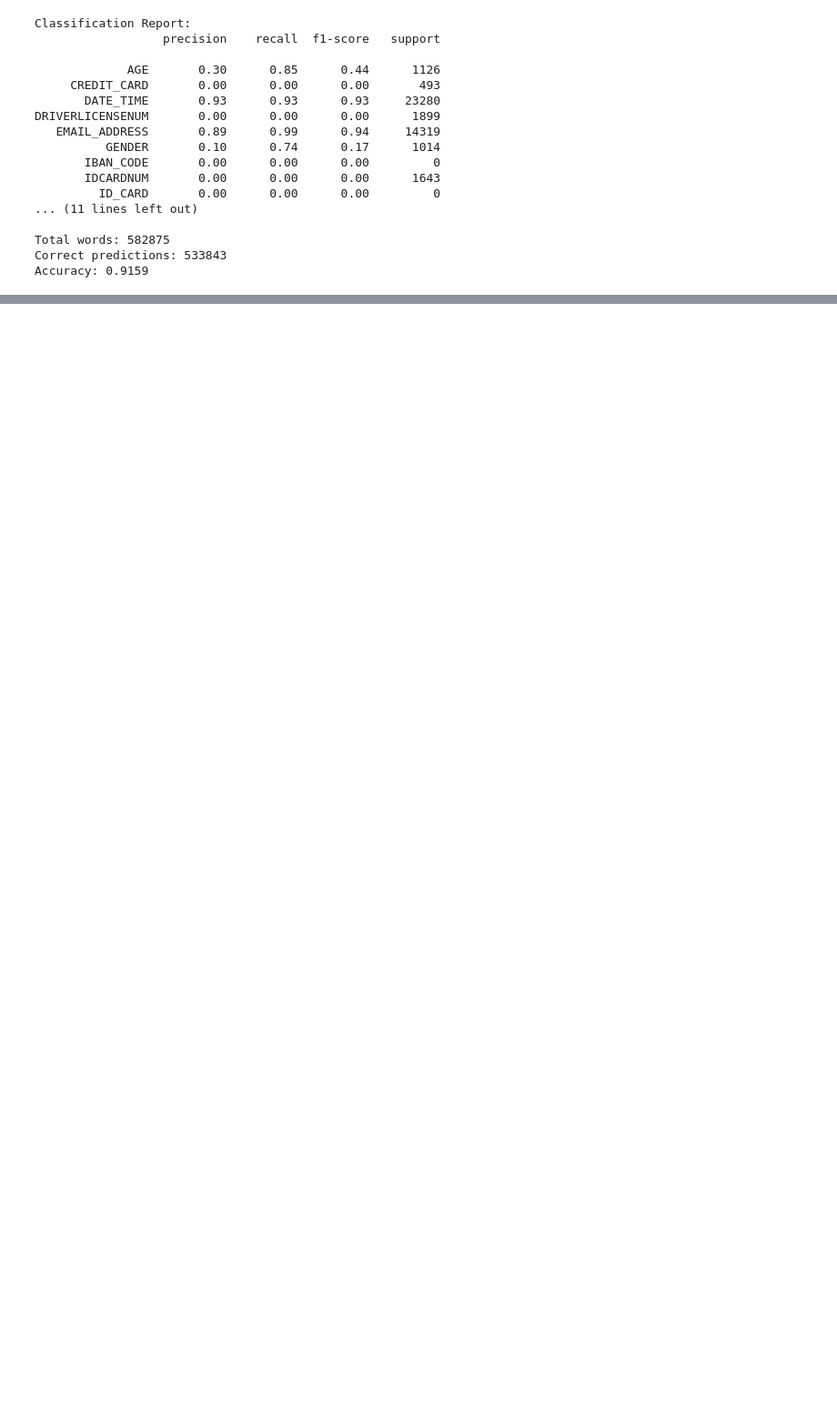
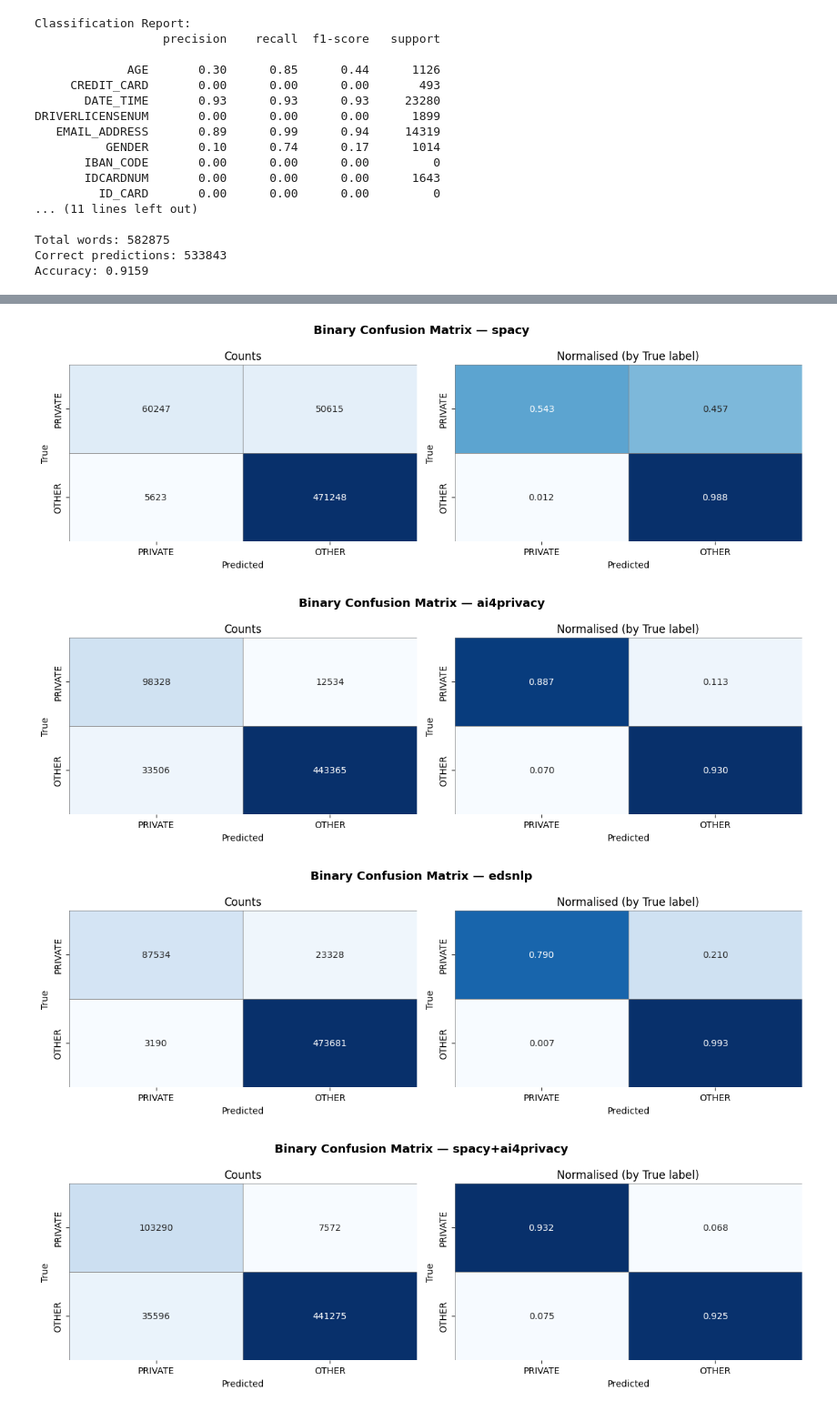
Before and after one commit to bayesimpact/privacy-service, a Jupyter notebook: benchmark/explore_benchmark_results.ipynb, the cells around one changed output, grey strips where cells are left out. Shown at 91% size. Cells and saved outputs as stored; diff of their text form; code cells hidden in the pictures; blank space fills up the shorter version.

```diff
--- a/benchmark/explore_benchmark_results.ipynb
+++ b/benchmark/explore_benchmark_results.ipynb
@@ -447,0 +588,57 @@ Accuracy: 0.9159
+# %%
+def plot_binary_confusion_matrix(csv_path, config_name, target_entities):
+    """
+    Load a word-level CSV and plot a 2x2 confusion matrix
+    for the binary PRIVATE vs OTHER classification.
+    """
+    target_set = set(target_entities)
+
+    df = pd.read_csv(csv_path)
+
+    def collapse(label):
+        return "PRIVATE" if label in target_set else "OTHER"
+
+    gt_bin  = df["gt_label"].map(collapse)
+    det_bin = df["det_label"].map(collapse)
+
+    labels = ["PRIVATE", "OTHER"]
+    cm = confusion_matrix(gt_bin, det_bin, labels=labels)
+    cm_normalized = cm.astype("float") / cm.sum(axis=1)[:, np.newaxis]
+    cm_normalized = np.nan_to_num(cm_normalized)
+
+    fig, axes = plt.subplots(1, 2, figsize=(12, 4))
+    fig.suptitle(f"Binary Confusion Matrix — {config_name}", fontsize=13, fontweight="bold")
+
+    # Raw counts
+    sns.heatmap(
+        cm, annot=True, fmt="d", cmap="Blues",
+        xticklabels=labels, yticklabels=labels,
+        ax=axes[0], cbar=False,
+        linewidths=0.5, linecolor="grey"
+    )
+    axes[0].set_xlabel("Predicted")
+    axes[0].set_ylabel("True")
+    axes[0].set_title("Counts")
+
+    # Normalised
+    sns.heatmap(
+        cm_normalized, annot=True, fmt=".3f", cmap="Blues",
+        xticklabels=labels, yticklabels=labels,
+        ax=axes[1], cbar=False,
+        linewidths=0.5, linecolor="grey"
+    )
+    axes[1].set_xlabel("Predicted")
+    axes[1].set_ylabel("True")
+    axes[1].set_title("Normalised (by True label)")
+
+    plt.tight_layout()
+    plt.show()
+
+
+for config_name, csv_file in WORD_LEVEL_FILES.items():
+    plot_binary_confusion_matrix(csv_file, config_name, TARGET_ENTITIES)
+# %% [output]
+[figure, added]
+[figure, added]
+[figure, added]
+[figure, added]
```
Also changed, not shown: parts of 4 cells of this notebook.
